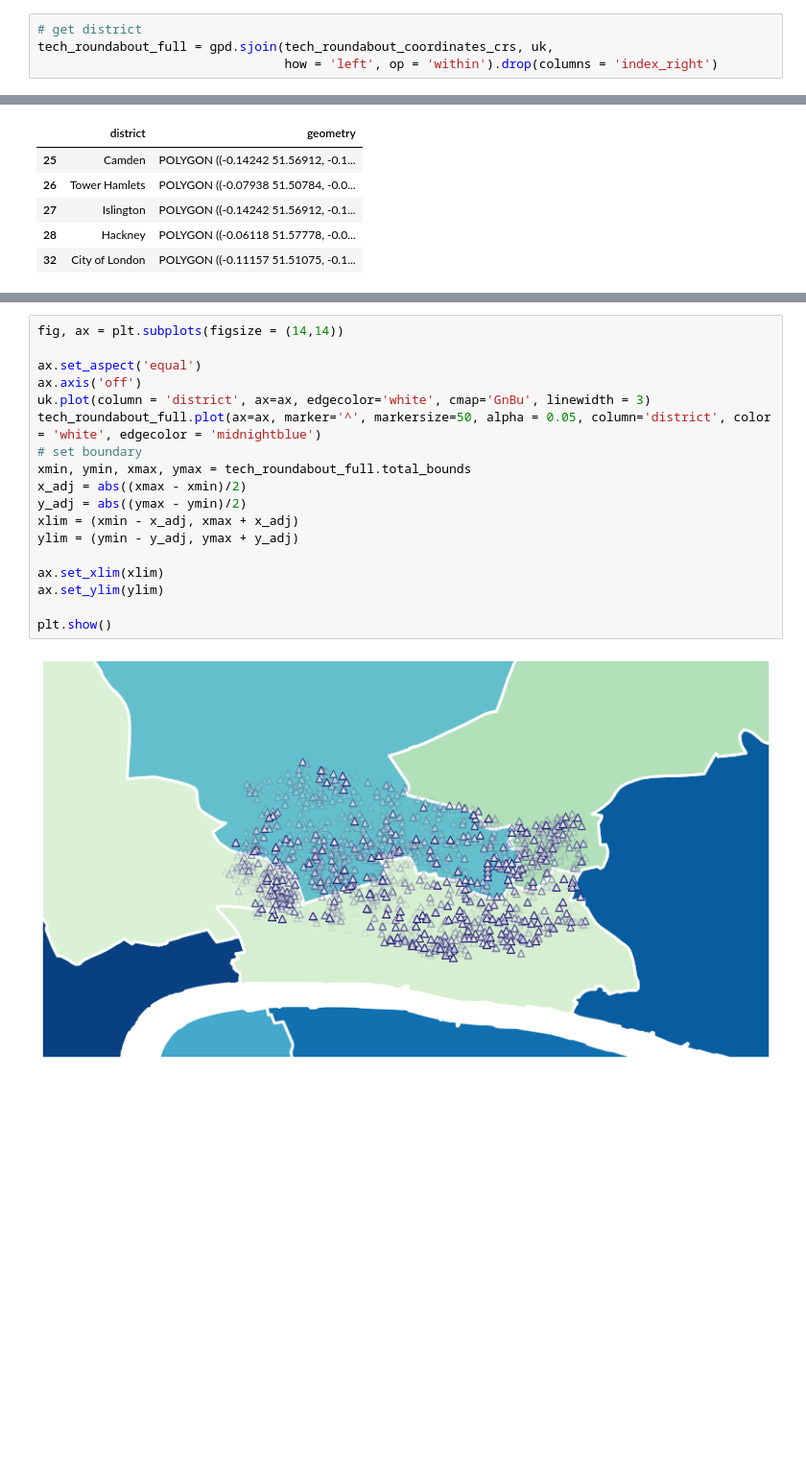
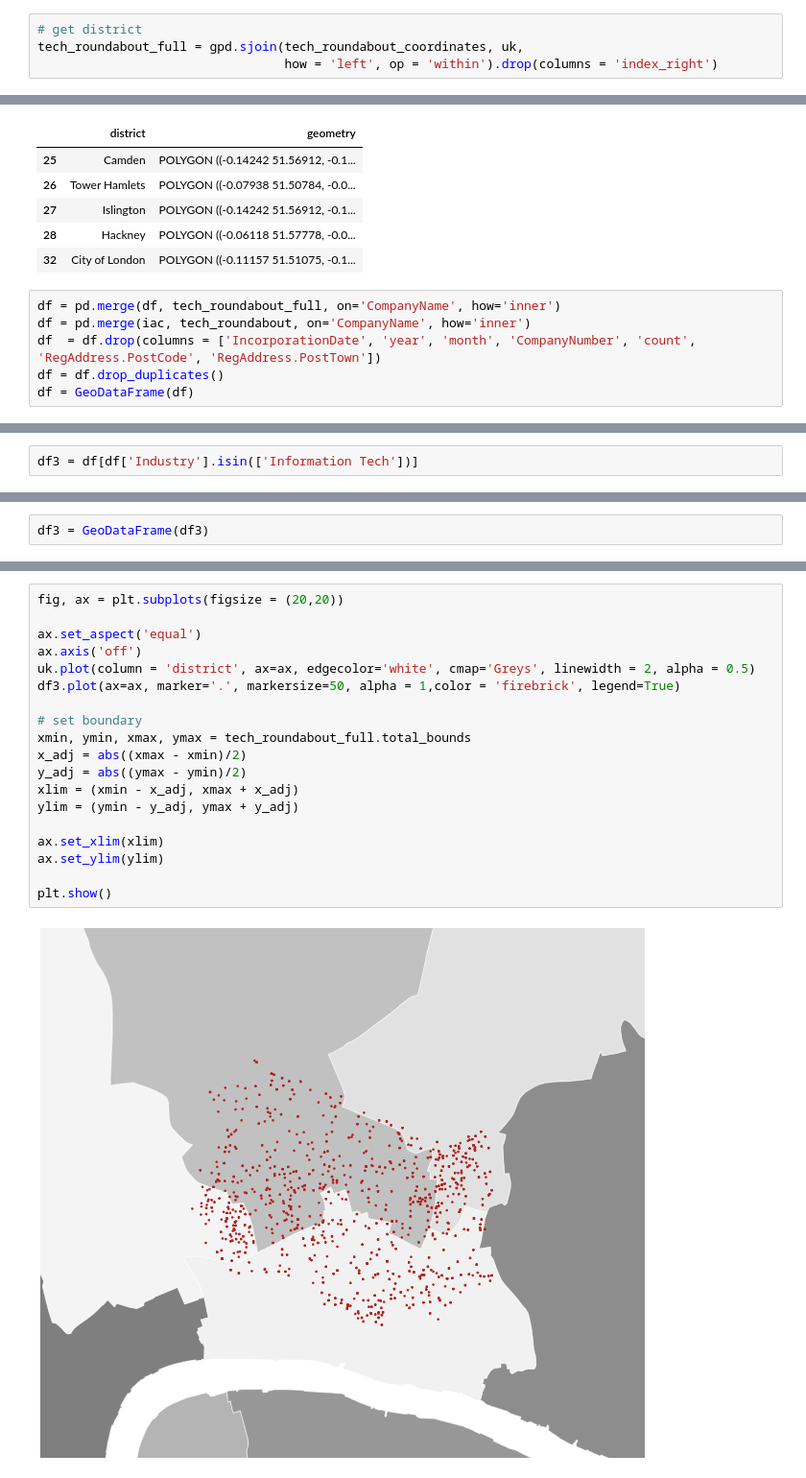
Before and after one commit to AnushaGooda/Data_Viz_FTP, a Jupyter notebook: scripts/visualization/geospatial exploration.ipynb, the cells around one changed output, grey strips where cells are left out. Shown at 96% size. Drawn from its saved outputs; the diff is of its cells as text; blank space fills up the shorter version.

Commit message:
New data viz

```diff
--- a/scripts/visualization/geospatial exploration.ipynb
+++ b/scripts/visualization/geospatial exploration.ipynb
@@ -145,5 +157,5 @@ tech_roundabout_coordinates.set_crs(crs = 'EPSG:4326',epsg=27700, inplace=True,
 #tech_roundabout_coordinates_crs = tech_roundabout_coordinates.set_crs("EPSG:27700")
 # %%
 # get district
-tech_roundabout_full = gpd.sjoin(tech_roundabout_coordinates_crs, uk,
+tech_roundabout_full = gpd.sjoin(tech_roundabout_coordinates, uk,
                                  how = 'left', op = 'within').drop(columns = 'index_right')
@@ -205,3 +210,9 @@ tech_roundabout_district
 | 27 | Islington | POLYGON ((-0.14242 51.56912, -0.1... |
 | 28 | Hackney | POLYGON ((-0.06118 51.57778, -0.0... |
 | 32 | City of London | POLYGON ((-0.11157 51.51075, -0.1... |
+# %%
+df = pd.merge(df, tech_roundabout_full, on='CompanyName', how='inner')
+df = pd.merge(iac, tech_roundabout, on='CompanyName', how='inner')
+df  = df.drop(columns = ['IncorporationDate', 'year', 'month', 'CompanyNumber', 'count', 'RegAddress.PostCode', 'RegAddress.PostTown'])
+df = df.drop_duplicates()
+df = GeoDataFrame(df)
@@ -207,0 +222,2 @@ tech_roundabout_district
+# %%
+df3 = df[df['Industry'].isin(['Information Tech'])]
@@ -207,0 +242,2 @@ tech_roundabout_district
+# %%
+df3 = GeoDataFrame(df3)
@@ -208,20 +265,21 @@ tech_roundabout_district
 # %%
-fig, ax = plt.subplots(figsize = (14,14))
+fig, ax = plt.subplots(figsize = (20,20))
 
 ax.set_aspect('equal')
 ax.axis('off')
-uk.plot(column = 'district', ax=ax, edgecolor='white', cmap='GnBu', linewidth = 3)
-tech_roundabout_full.plot(ax=ax, marker='^', markersize=50, alpha = 0.05, column='district', color = 'white', edgecolor = 'midnightblue')
+uk.plot(column = 'district', ax=ax, edgecolor='white', cmap='Greys', linewidth = 2, alpha = 0.5)
+df3.plot(ax=ax, marker='.', markersize=50, alpha = 1,color = 'firebrick', legend=True)
+
 # set boundary
 xmin, ymin, xmax, ymax = tech_roundabout_full.total_bounds
 x_adj = abs((xmax - xmin)/2)
 y_adj = abs((ymax - ymin)/2)
 xlim = (xmin - x_adj, xmax + x_adj)
 ylim = (ymin - y_adj, ymax + y_adj)
 
 ax.set_xlim(xlim)
 ax.set_ylim(ylim)
 
 plt.show()
 # %% [output]
-[figure, old version]
+[figure, new version]
```
Also changed, not shown: parts of 12 cells of this notebook, 1 other file.
